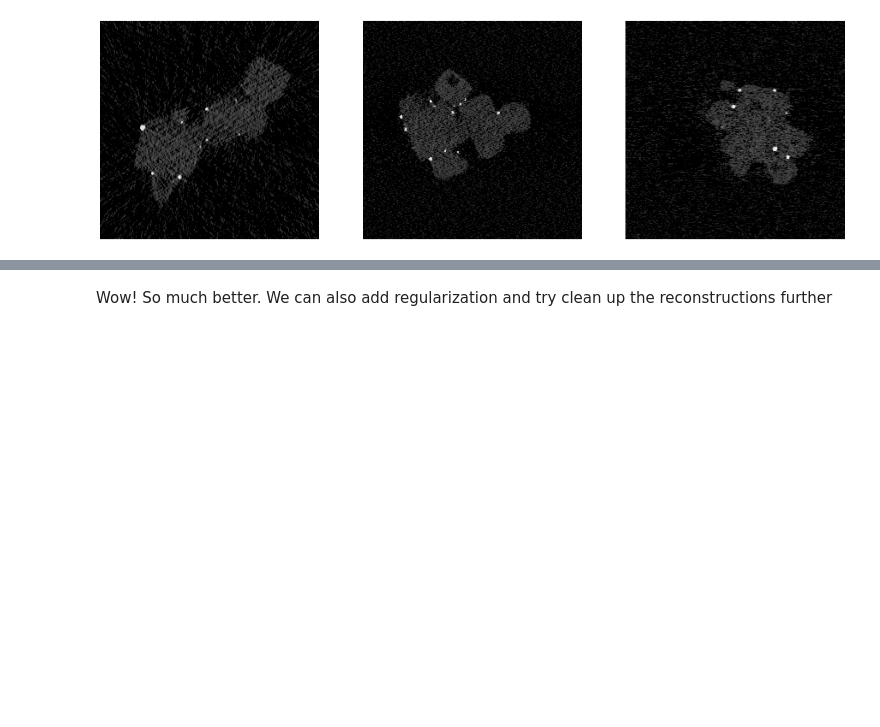
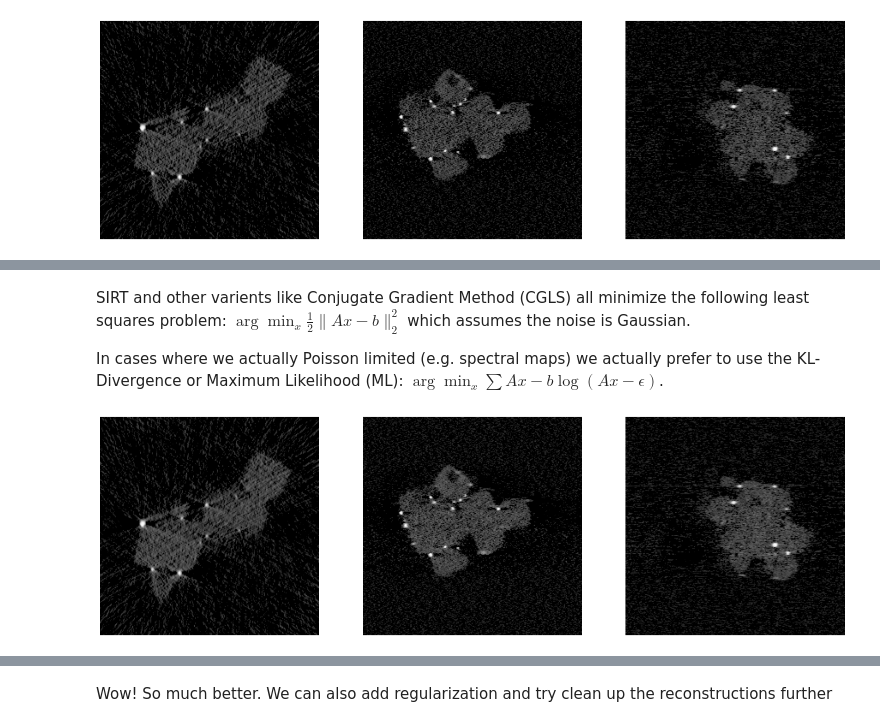
Before and after one commit to jtschwar/tomo_TV, a Jupyter notebook: demo.ipynb, the cells around one changed output, grey strips where cells are left out. Drawn from its saved outputs; the diff is of its cells as text; code cells hidden in the pictures; blank space fills up the shorter version.

```diff
--- a/demo.ipynb
+++ b/demo.ipynb
@@ -166,0 +204,25 @@ display_recon_slices(np.sqrt(recon))
+# %% [markdown]
+SIRT and other varients like Conjugate Gradient Method (CGLS) all minimize the following least squares problem: $ \arg \min_x \frac{1}{2} \|Ax - b\|_2^2 $ which assumes the noise is Gaussian.
+
+In cases where we actually Poisson limited (e.g. spectral maps) we actually prefer to use the KL-Divergence or Maximum Likelihood (ML): $ \arg \min_x \sum Ax - b \log(Ax - \epsilon) $. <br/>
+# %%
+# Start with a fresh reconstruction by setting all the values to zero.
+tomo.restart_recon()
+
+# Start off by initializing the Maximum Likelihood reconstruction operator
+alg = 'poisson_ML' # could also pass in KL-Divergence as algorithm name
+pytvlib.initialize_algorithm(tomo,alg)
+
+Niter = 100; step_size = 0.1
+for i in tqdm(range(Niter)):
+    pytvlib.run(tomo,alg,step_size)
+
+# Return the Reconstruction to Python
+recon = np.zeros([Nslice,Nray,Nray],dtype=np.float32)
+for s in range(Nslice):
+    recon[s,] = tomo.get_recon(s)
+
+# Visualize Slices of the Phantom Object
+display_recon_slices(np.sqrt(recon))
+# %% [output]
+[figure, added]
```
Also changed, not shown: parts of 13 cells of this notebook, 20 other files.
